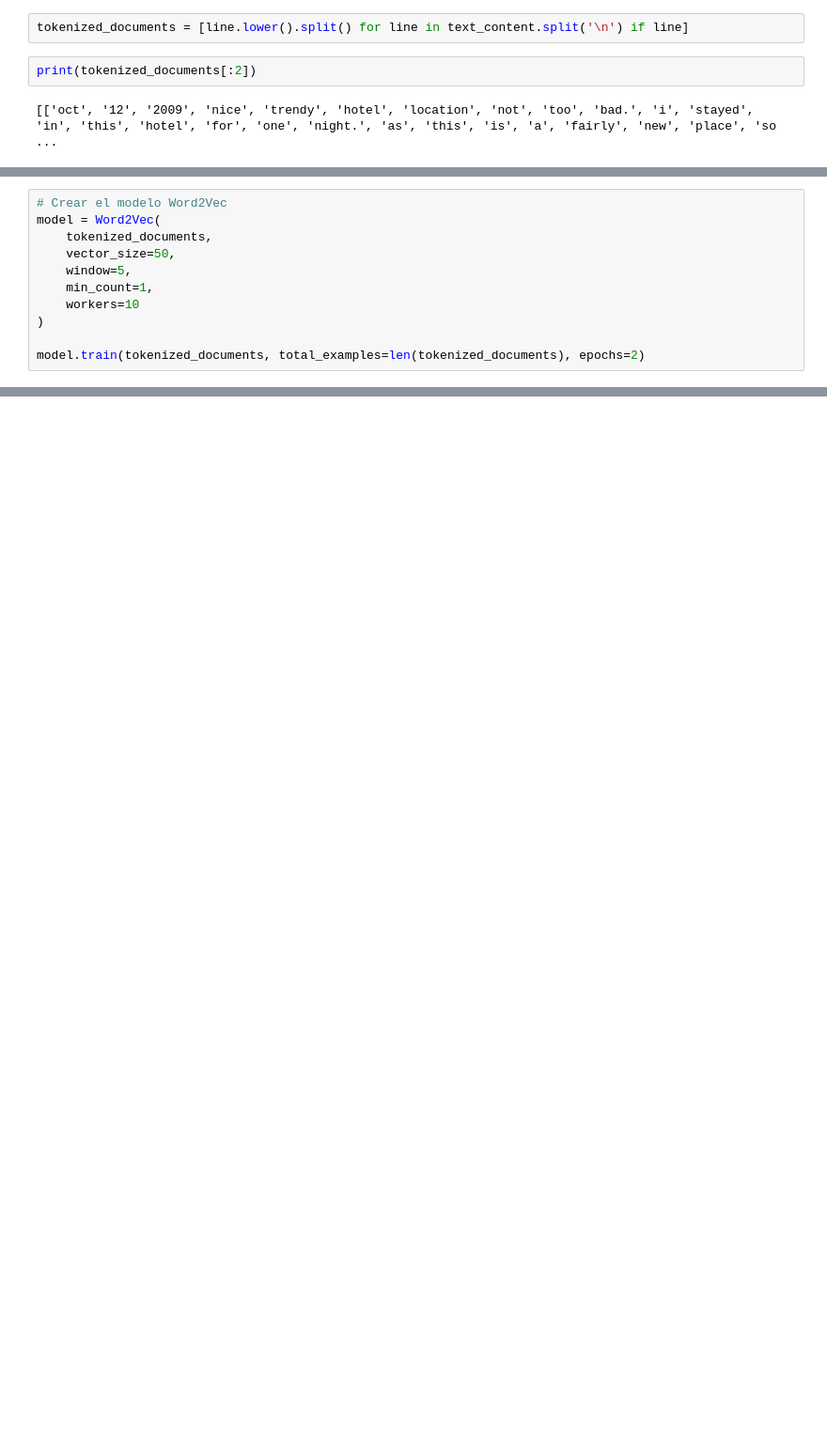
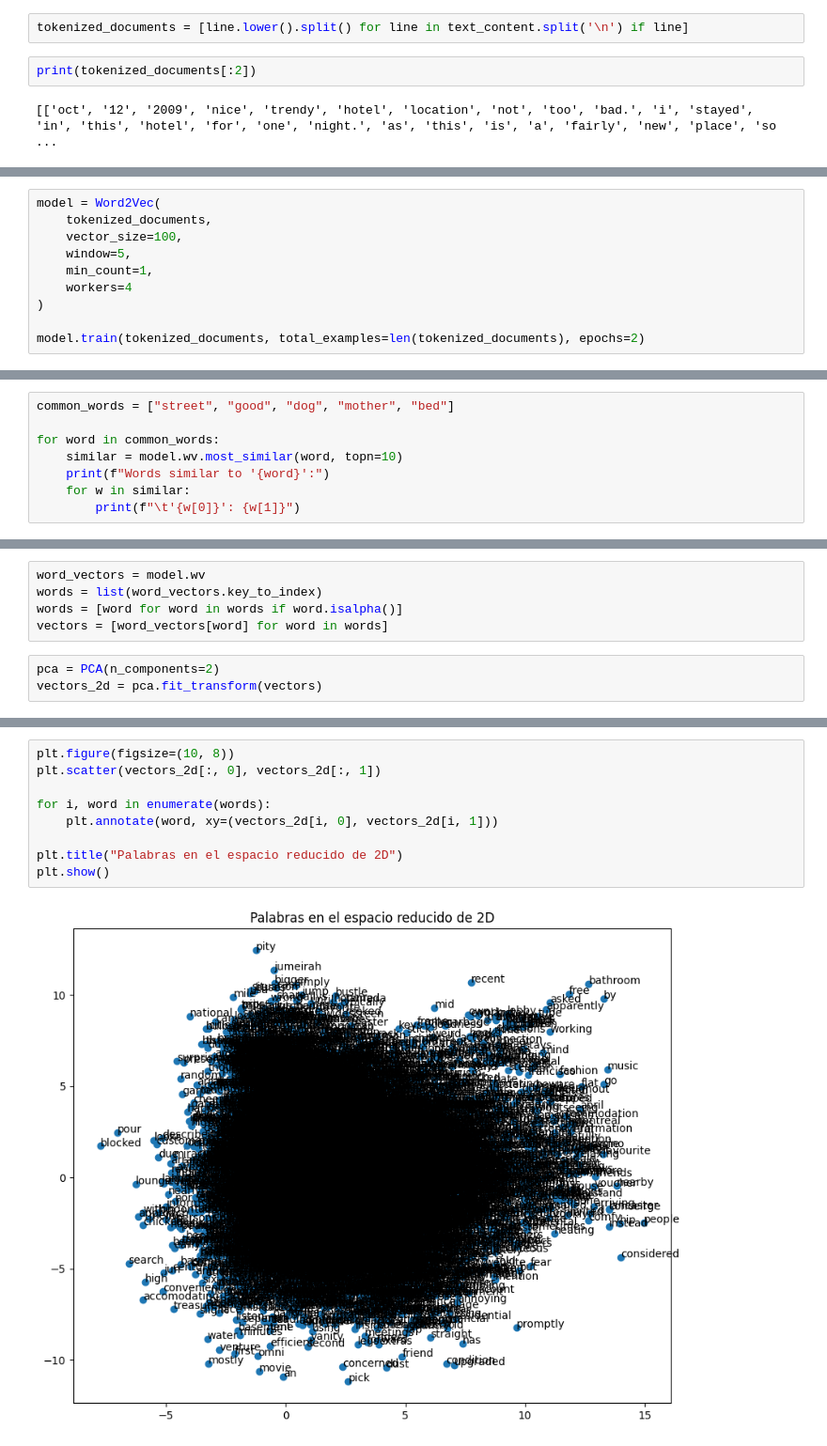
Before and after one commit to Kojimena/DL-L8, a Jupyter notebook: lab_8.ipynb, the cells around one changed output, grey strips where cells are left out. Shown at 94% size. Drawn from its saved outputs; the diff is of its cells as text; blank space fills up the shorter version.

```diff
--- a/lab_8.ipynb
+++ b/lab_8.ipynb
@@ -39,11 +43,10 @@ print(tokenized_documents[:2])
 # %%
-# Crear el modelo Word2Vec
 model = Word2Vec(
     tokenized_documents,
-    vector_size=50,
+    vector_size=100,
     window=5,
     min_count=1,
-    workers=10
+    workers=4
 )
 
 model.train(tokenized_documents, total_examples=len(tokenized_documents), epochs=2)
@@ -72,0 +55,8 @@ print(model.wv['is'])
+# %%
+common_words = ["street", "good", "dog", "mother", "bed"]
+
+for word in common_words:
+    similar = model.wv.most_similar(word, topn=10)
+    print(f"Words similar to '{word}':")
+    for w in similar:
+        print(f"\t'{w[0]}': {w[1]}")
@@ -72,0 +85,8 @@ print(model.wv['is'])
+# %%
+word_vectors = model.wv
+words = list(word_vectors.key_to_index)
+words = [word for word in words if word.isalpha()]
+vectors = [word_vectors[word] for word in words]
+# %%
+pca = PCA(n_components=2)
+vectors_2d = pca.fit_transform(vectors)
@@ -72,0 +97,11 @@ print(model.wv['is'])
+# %%
+plt.figure(figsize=(10, 8))
+plt.scatter(vectors_2d[:, 0], vectors_2d[:, 1])
+
+for i, word in enumerate(words):
+    plt.annotate(word, xy=(vectors_2d[i, 0], vectors_2d[i, 1]))
+
+plt.title("Palabras en el espacio reducido de 2D")
+plt.show()
+# %% [output]
+[figure, added]
```
Also changed, not shown: parts of 11 cells of this notebook.
